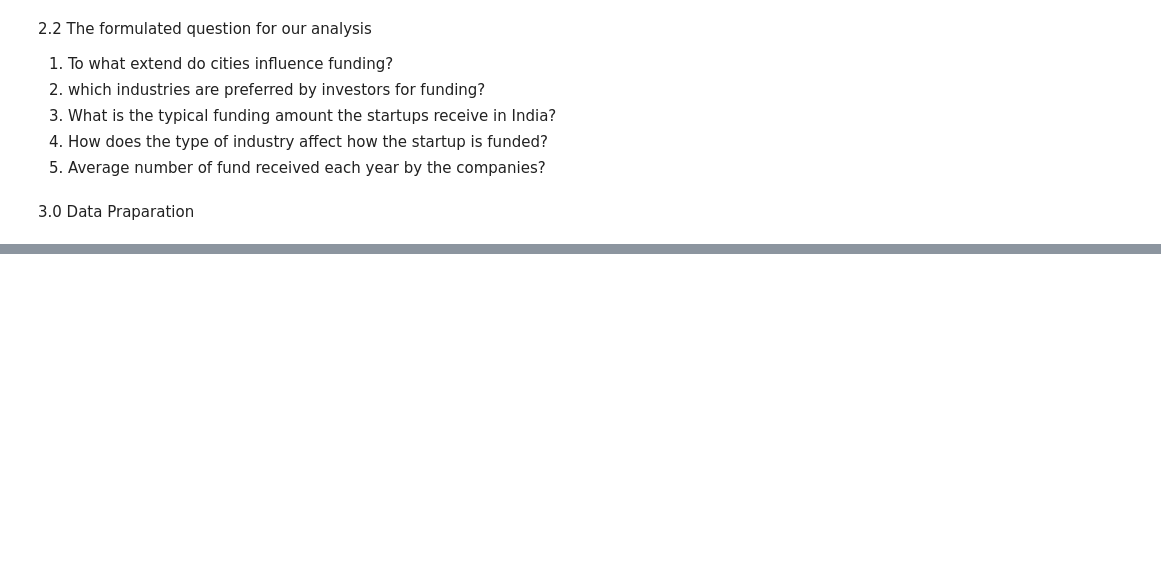
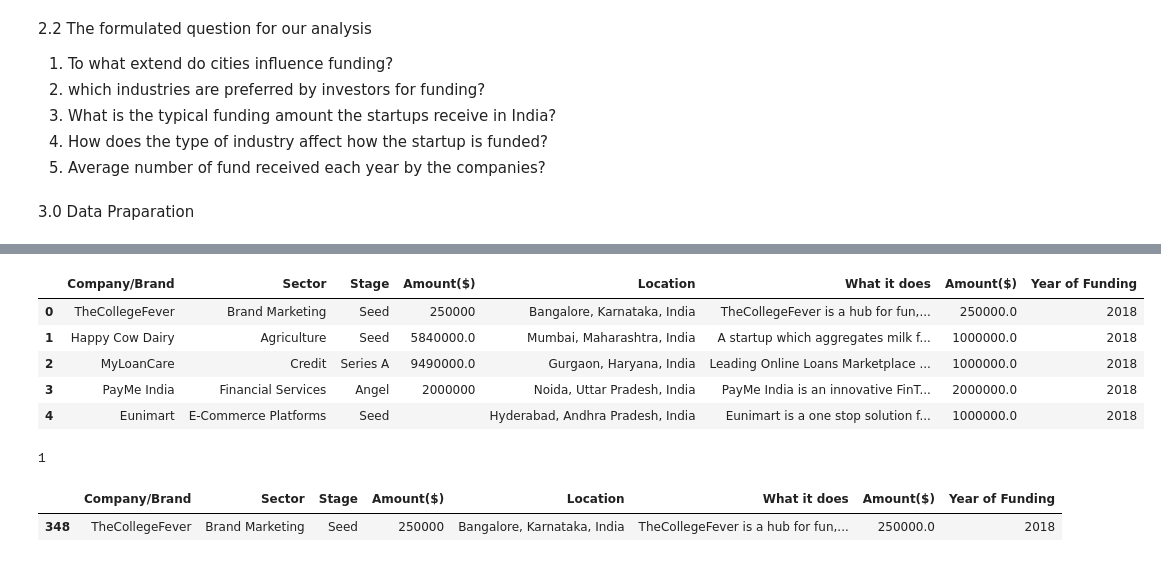
Before and after one commit to mancatha/India-startup-ecosytem-analysis, a Jupyter notebook: India.ipynb, the cells around one changed output, grey strips where cells are left out. Cells and saved outputs as stored; diff of their text form; code cells hidden in the pictures; blank space fills up the shorter version.

```diff
--- a/India.ipynb
+++ b/India.ipynb
@@ -188,0 +388,9 @@ Alternate hypothesis: The location of a business significantly affects the amoun
+# %%
+# replace commas and extract numbers to create a new column
+df_2018['Amount($)'] = df_2018['Amount'].str.replace(',', '').str.extract(r'(\d+)').astype(float)
+# %%
+# # fill null values with the mode in the Amount($) column
+from sklearn.impute import SimpleImputer
+imputer = SimpleImputer(strategy='most_frequent', missing_values=np.nan)
+imputer_18 = imputer.fit(df_2018[['Amount($)']])
+df_2018['Amount($)'] = imputer_18.transform(df_2018[['Amount($)']])
@@ -188,0 +402,3 @@ Alternate hypothesis: The location of a business significantly affects the amoun
+# %%
+#changing of column name
+df_2018.rename(columns = {'Company Name' :'Company/Brand', 'Industry' :'Sector', 'Round/Series':'Stage','Amount':'Amount($)','About Company':'What it does'}, inplace = True)
@@ -188,0 +417,5 @@ Alternate hypothesis: The location of a business significantly affects the amoun
+# %%
+# splitting the values in Sector columns  using a comma as the delimiter and selected the first value as the primary sector.
+#spliting the location column
+df_2018['Sector'] = df_2018['Sector'].str.split(',').str[0]
+df_2018.head(5)
@@ -188,0 +429,22 @@ Alternate hypothesis: The location of a business significantly affects the amoun
+# %%
+# Create Year of Funding column
+df_2018['Year of Funding'] = '2018'
+df_2018.head(5)
+# %% [output]
+|  | Company/Brand | Sector | Stage | Amount($) | Location | What it does | Amount($) | Year of Funding |
+| 0 | TheCollegeFever | Brand Marketing | Seed | 250000 | Bangalore, Karnataka, India | TheCollegeFever is a hub for fun,... | 250000.0 | 2018 |
+| 1 | Happy Cow Dairy | Agriculture | Seed | 5840000.0 | Mumbai, Maharashtra, India | A startup which aggregates milk f... | 1000000.0 | 2018 |
+| 2 | MyLoanCare | Credit | Series A | 9490000.0 | Gurgaon, Haryana, India | Leading Online Loans Marketplace ... | 1000000.0 | 2018 |
+| 3 | PayMe India | Financial Services | Angel | 2000000 | Noida, Uttar Pradesh, India | PayMe India is an innovative FinT... | 2000000.0 | 2018 |
+| 4 | Eunimart | E-Commerce Platforms | Seed |  | Hyderabad, Andhra Pradesh, India | Eunimart is a one stop solution f... | 1000000.0 | 2018 |
+# %%
+# checking for duplicates
+df_2018.duplicated().sum()
+# %% [output]
+1
+# %%
+# lets have a look at rows with duplicates
+df_2018.loc[df_2018.duplicated()]
+# %% [output]
+|  | Company/Brand | Sector | Stage | Amount($) | Location | What it does | Amount($) | Year of Funding |
+| 348 | TheCollegeFever | Brand Marketing | Seed | 250000 | Bangalore, Karnataka, India | TheCollegeFever is a hub for fun,... | 250000.0 | 2018 |
```
Also changed, not shown: parts of 73 cells of this notebook.
